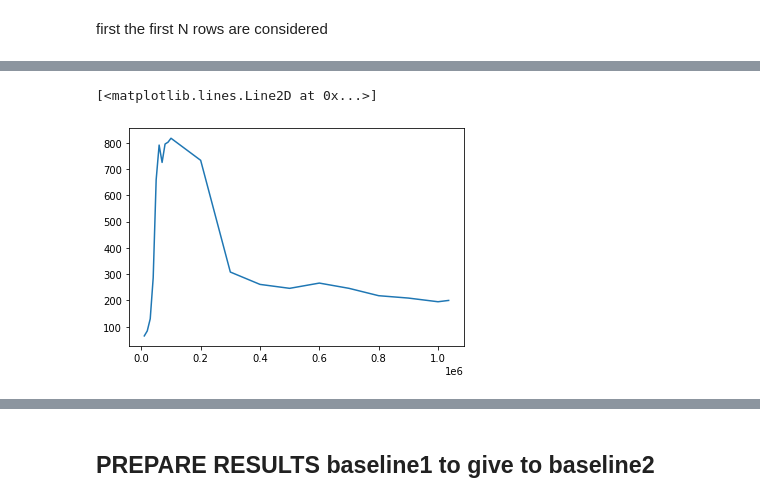
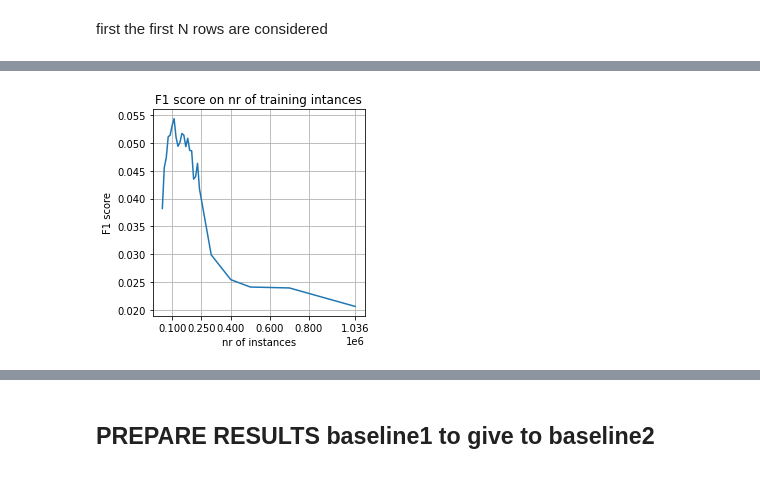
Before and after one commit to hasan-sh/advanced-nlp, a Jupyter notebook: Firstmodel_baseline.ipynb, the cells around one changed output, grey strips where cells are left out. Saved outputs shown, nothing was run; the diff lists cells and outputs as text; code cells hidden in the pictures.

```diff
--- a/Firstmodel_baseline.ipynb
+++ b/Firstmodel_baseline.ipynb
@@ -275,0 +252,3 @@ sample_size
+# %%
+sample_size =  [x for x in range(50000,250000,10000)] +[300000,400000,500000,700000,1035928]
+sample_size
@@ -405,5 +381,14 @@ plt.plot(sample_size,f1_scores)
-# %%
-plt.plot(sample_size,true_predicts)
-# %% [output]
-[<matplotlib.lines.Line2D at 0x...>]
-[figure, removed]
+# %%
+plt.plot(sample_size,f1_scores)
+# set the basic properties
+plt.xlabel("nr of instances")
+plt.ylabel("F1 score")
+plt.title("F1 score on nr of training intances")
+plt.xticks([100000,250000, 400000,600000,800000,1035928])
+plt.rcParams['figure.figsize'] = [3.8,3.8]
+#plt.xlim(0, 100e+4)
+
+# set the grid on
+plt.grid('on')
+# %% [output]
+[figure, added]
```
Also changed, not shown: parts of 18 cells of this notebook.
